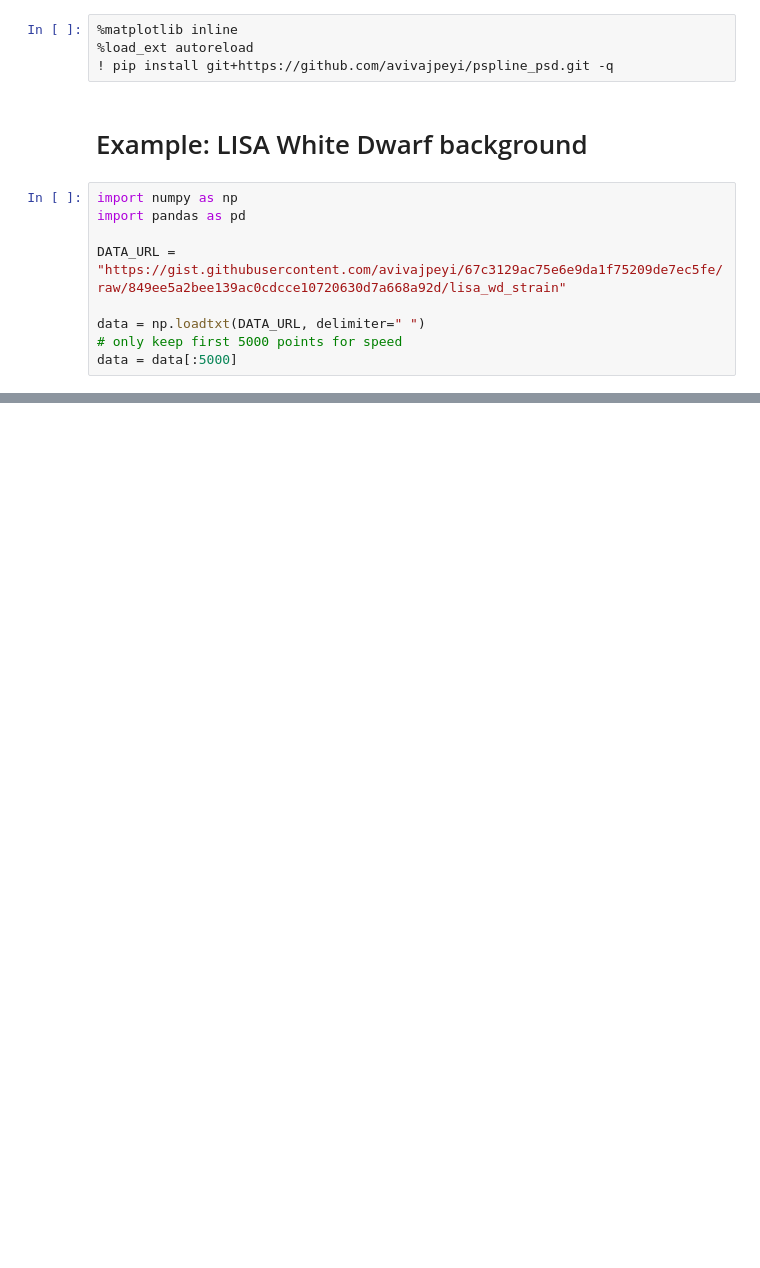
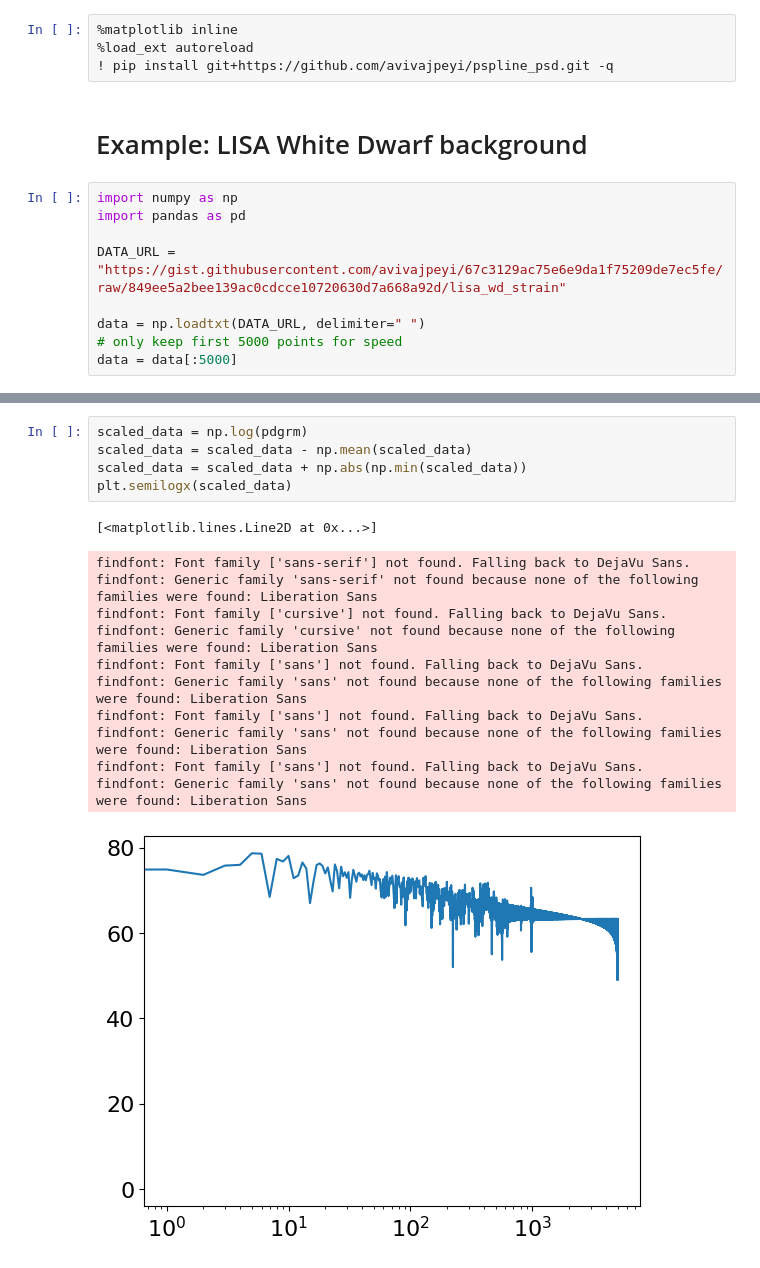
Before and after one commit to avivajpeyi/psline_psd, a Jupyter notebook: docs/examples/wdb_gw_background.ipynb, the cells around one changed output, grey strips where cells are left out. Drawn from its saved outputs; the diff is of its cells as text; blank space fills up the shorter version.

```diff
--- a/docs/examples/wdb_gw_background.ipynb
+++ b/docs/examples/wdb_gw_background.ipynb
@@ -23 +37,19 @@ data.plot(x="time", y="strain");
+# %%
+scaled_data = np.log(pdgrm)
+scaled_data = scaled_data - np.mean(scaled_data)
+scaled_data = scaled_data + np.abs(np.min(scaled_data))
+plt.semilogx(scaled_data)
+# %% [output]
+[<matplotlib.lines.Line2D at 0x...>]
+findfont: Font family ['sans-serif'] not found. Falling back to DejaVu Sans.
+findfont: Generic family 'sans-serif' not found because none of the following families were found: Liberation Sans
+findfont: Font family ['cursive'] not found. Falling back to DejaVu Sans.
+findfont: Generic family 'cursive' not found because none of the following families were found: Liberation Sans
+findfont: Font family ['sans'] not found. Falling back to DejaVu Sans.
+findfont: Generic family 'sans' not found because none of the following families were found: Liberation Sans
+findfont: Font family ['sans'] not found. Falling back to DejaVu Sans.
+findfont: Generic family 'sans' not found because none of the following families were found: Liberation Sans
+findfont: Font family ['sans'] not found. Falling back to DejaVu Sans.
+findfont: Generic family 'sans' not found because none of the following families were found: Liberation Sans
+[figure, added]
 # %%
```
Also changed, not shown: parts of 6 cells of this notebook, 23 other files.
